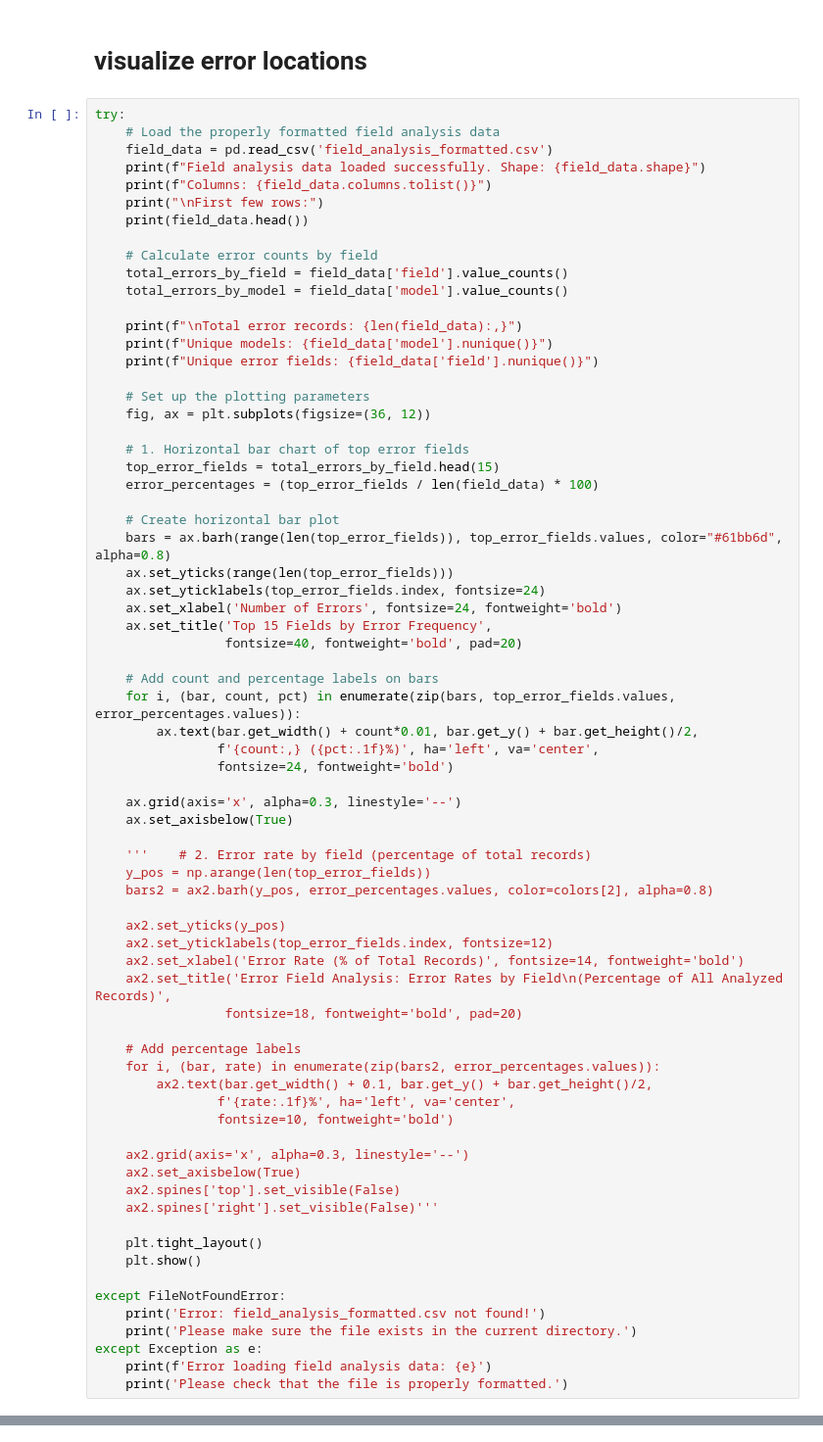
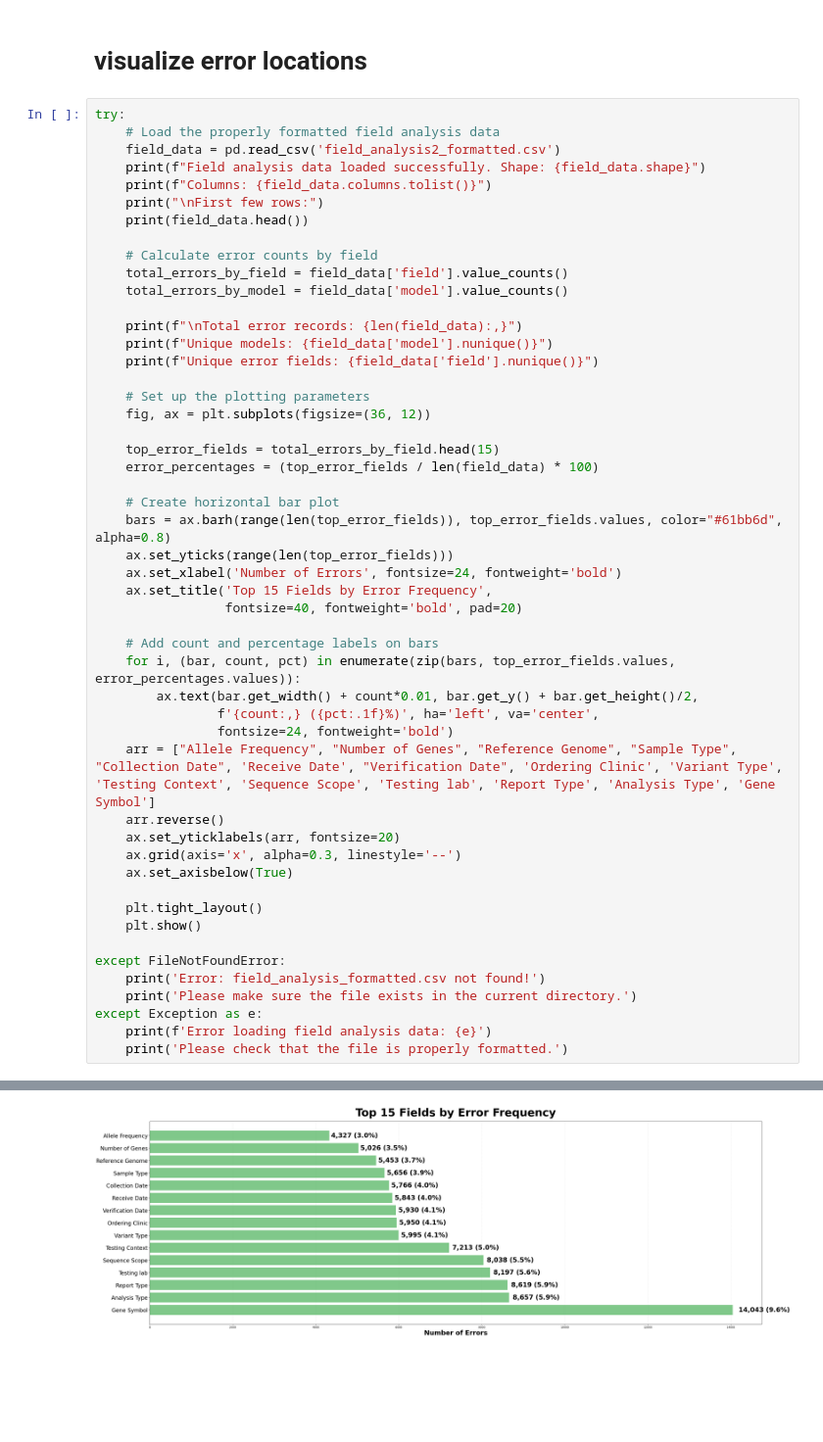
Before and after one commit to AaronYuuu/PDF_benchmarking, a Jupyter notebook: graphs/vis.ipynb, the cells around one changed output, grey strips where cells are left out. Shown at 98% size. Cells and saved outputs as stored; diff of their text form; blank space fills up the shorter version.

```diff
--- a/graphs/vis.ipynb
+++ b/graphs/vis.ipynb
@@ -550,7 +580,7 @@ Significant within-model differences: 17
 # %%
 try:
     # Load the properly formatted field analysis data
-    field_data = pd.read_csv('field_analysis_formatted.csv')
+    field_data = pd.read_csv('field_analysis2_formatted.csv')
     print(f"Field analysis data loaded successfully. Shape: {field_data.shape}")
     print(f"Columns: {field_data.columns.tolist()}")
     print("\nFirst few rows:")
@@ -567,14 +597,12 @@ try:
     # Set up the plotting parameters
     fig, ax = plt.subplots(figsize=(36, 12))
 
-    # 1. Horizontal bar chart of top error fields
     top_error_fields = total_errors_by_field.head(15)
     error_percentages = (top_error_fields / len(field_data) * 100)
 
     # Create horizontal bar plot
     bars = ax.barh(range(len(top_error_fields)), top_error_fields.values, color="#61bb6d", alpha=0.8)
     ax.set_yticks(range(len(top_error_fields)))
-    ax.set_yticklabels(top_error_fields.index, fontsize=24)
     ax.set_xlabel('Number of Errors', fontsize=24, fontweight='bold')
     ax.set_title('Top 15 Fields by Error Frequency',
                  fontsize=40, fontweight='bold', pad=20)
@@ -584,30 +612,11 @@ try:
         ax.text(bar.get_width() + count*0.01, bar.get_y() + bar.get_height()/2,
                 f'{count:,} ({pct:.1f}%)', ha='left', va='center',
                 fontsize=24, fontweight='bold')
-
+    arr = ["Allele Frequency", "Number of Genes", "Reference Genome", "Sample Type", "Collection Date", 'Receive Date', "Verification Date", 'Ordering Clinic', 'Variant Type', 'Testing Context', 'Sequence Scope', 'Testing lab', 'Report Type', 'Analysis Type', 'Gene Symbol']
+    arr.reverse()
+    ax.set_yticklabels(arr, fontsize=20)
     ax.grid(axis='x', alpha=0.3, linestyle='--')
     ax.set_axisbelow(True)
-
-    '''    # 2. Error rate by field (percentage of total records)
-    y_pos = np.arange(len(top_error_fields))
-    bars2 = ax2.barh(y_pos, error_percentages.values, color=colors[2], alpha=0.8)
-
-    ax2.set_yticks(y_pos)
-    ax2.set_yticklabels(top_error_fields.index, fontsize=12)
-    ax2.set_xlabel('Error Rate (% of Total Records)', fontsize=14, fontweight='bold')
-    ax2.set_title('Error Field Analysis: Error Rates by Field\n(Percentage of All Analyzed Records)',
-                 fontsize=18, fontweight='bold', pad=20)
-
-    # Add percentage labels
-    for i, (bar, rate) in enumerate(zip(bars2, error_percentages.values)):
-        ax2.text(bar.get_width() + 0.1, bar.get_y() + bar.get_height()/2,
-                f'{rate:.1f}%', ha='left', va='center',
-                fontsize=10, fontweight='bold')
-
-    ax2.grid(axis='x', alpha=0.3, linestyle='--')
-    ax2.set_axisbelow(True)
-    ax2.spines['top'].set_visible(False)
-    ax2.spines['right'].set_visible(False)'''
 
     plt.tight_layout()
     plt.show()
@@ -618,3 +627,4 @@ except FileNotFoundError:
 except Exception as e:
     print(f'Error loading field analysis data: {e}')
     print('Please check that the file is properly formatted.')
+# %% [output]
@@ -620,0 +645 @@ except Exception as e:
+[figure, added]
```
Also changed, not shown: parts of 8 cells of this notebook.
